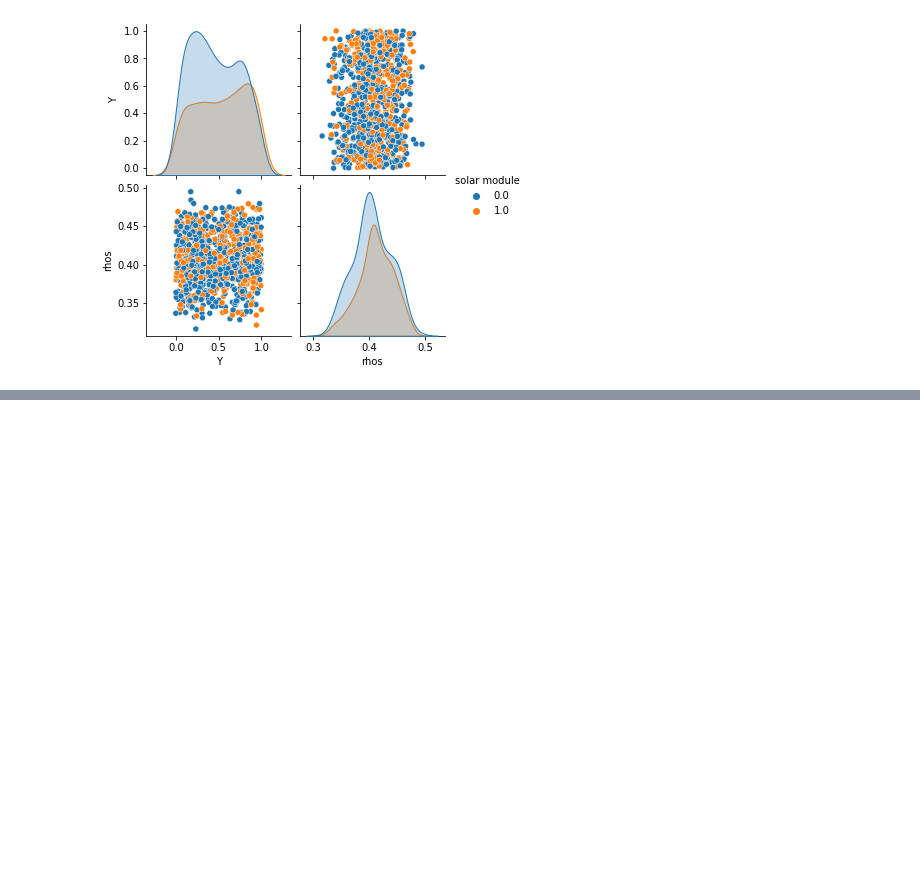
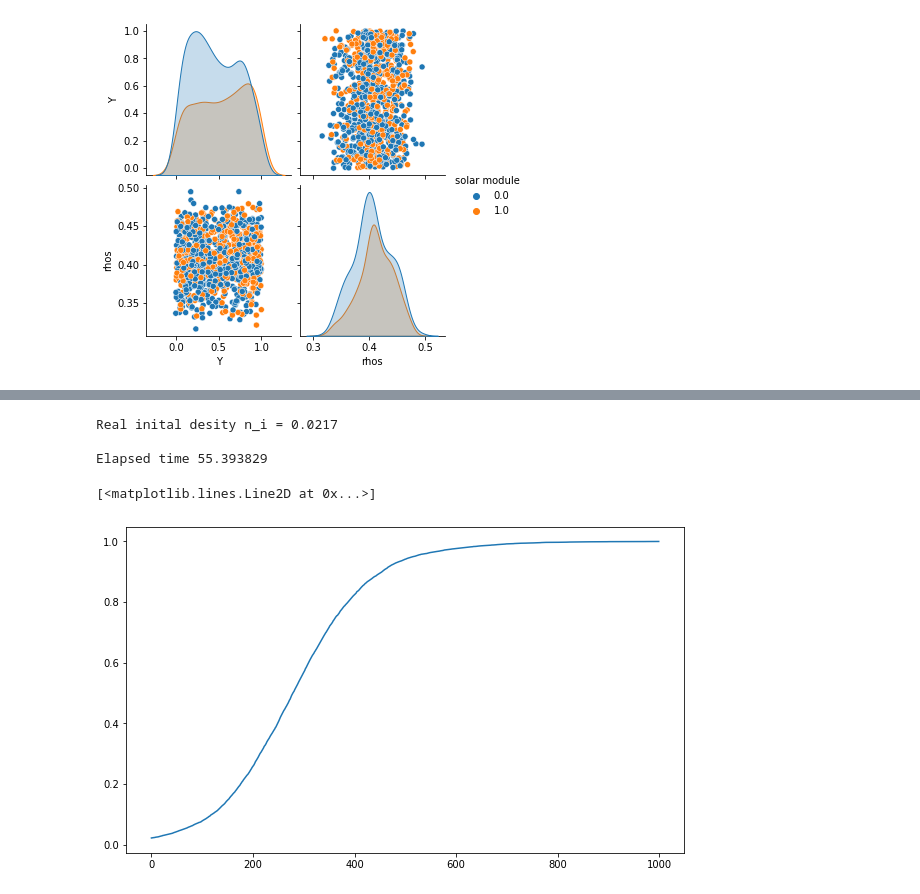
Before and after one commit to damhoe/pv-master, a Jupyter notebook: test_probability_distribution.ipynb, the cells around one changed output, grey strips where cells are left out. Cells and saved outputs as stored; diff of their text form; code cells hidden in the pictures; blank space fills up the shorter version.

```diff
--- a/test_probability_distribution.ipynb
+++ b/test_probability_distribution.ipynb
@@ -257,0 +406,80 @@ array([0])
+# %%
+"""Simple Proximity Dynamics Model.
+
+Model the network dynamics of solar panel installation
+by assuming panel proximity as the main determining variable.
+
+"""
+from time import time
+
+from numpy import array, dot, exp
+from numpy.random import rand, seed
+from scipy.spatial.distance import pdist, squareform
+
+import matplotlib.pyplot as plt
+
+# model parameters
+#
+# all distances are normalized by r0 = 210 m
+# i.e. r = 20 corresponds to r_real = 210 * 20 = 4.2 km
+
+# area under test L^2
+L = 20
+
+# number of addresses
+N = 10000
+
+# initial panel density
+n0 = 0.02
+
+seed(0)
+
+# create pseudo-random locations
+locs = rand(N, 2) * L
+all_dist = squareform(pdist(locs))
+
+# initial state
+state = rand(N) < n0
+
+def density(state): # state: boolean 1-D array
+    int_state = array(state, dtype='int32')
+    return sum(int_state) * 1.0 / N
+
+n_real = density(state)
+
+print("Real inital desity n_i = %.4f\n" % n_real)
+
+exp_all_dist = exp(-all_dist)
+
+def mc_step(locs, state):
+    #
+    # iterate over all locations
+    # and update with weight exp(-d_r)
+
+    rnds = rand(N) * N
+
+    for i, panel in enumerate(state):
+        if not panel:
+            p = dot(exp_all_dist[i], state)
+            state[i] = p > rnds[i]
+
+n_steps = 1000
+densities = []
+
+tStart = time()
+
+for _ in range(n_steps):
+    mc_step(locs, state)
+    densities.append(density(state))
+
+elapsed = time() - tStart
+print("Elapsed time %f" % elapsed)
+
+fig = plt.figure(figsize=(10, 6))
+plt.plot(densities)
+# %% [output]
+Real inital desity n_i = 0.0217
+
+Elapsed time 55.393829
+[<matplotlib.lines.Line2D at 0x...>]
+[figure, added]
```
Also changed, not shown: parts of 7 cells of this notebook, 9 other files.
